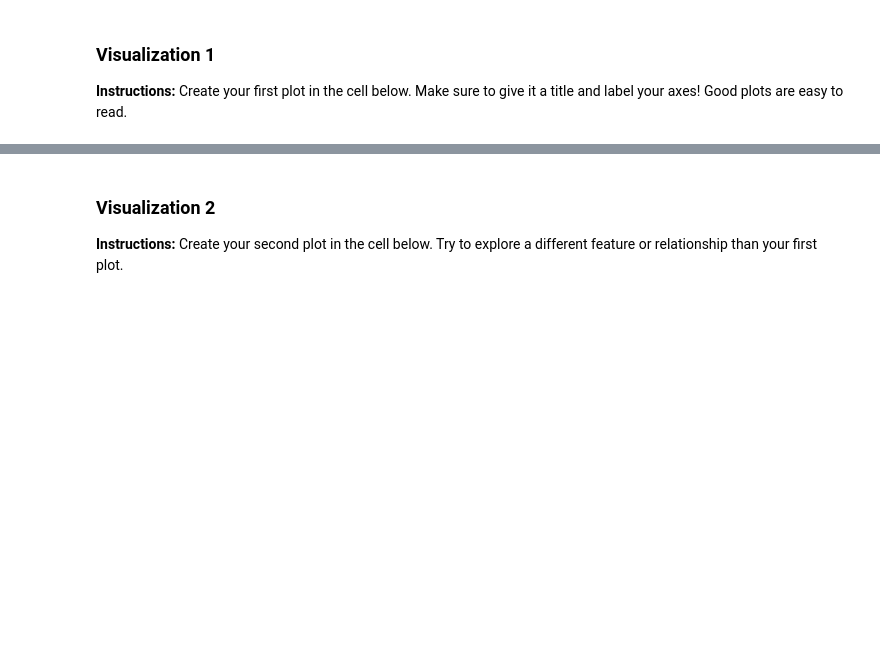
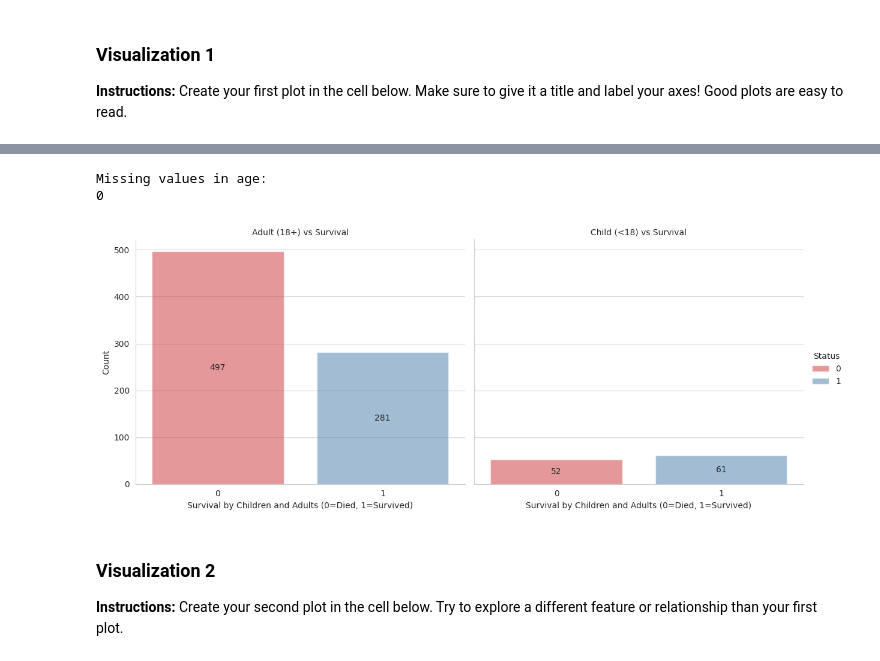
Before and after one commit to CeZa18/ITAI-1371-ML-Labs, a Jupyter notebook: Midterm_Project_Lab_CesarZaldivar_ITAI1371.ipynb, the cells around one changed output, grey strips where cells are left out. Cells and saved outputs as stored; diff of their text form; code cells hidden in the pictures; blank space fills up the shorter version.

```diff
--- a/Midterm_Project_Lab_CesarZaldivar_ITAI1371.ipynb
+++ b/Midterm_Project_Lab_CesarZaldivar_ITAI1371.ipynb
@@ -95,3 +173,55 @@ import matplotlib.pyplot as pltimport seaborn as snssns.set_style('whitegrid')#
+# %%
+import matplotlib.pyplot as plt
+import seaborn as sns
+sns.set_style('whitegrid')
+# --- ENTER YOUR CODE HERE ---
+# Create your first visualization. Some ideas:
+# - A countplot to see the distribution of the target variable.
+# - A barplot to compare a feature against the target (e.g., 'sex' vs 'survived').
+# - A histogram or KDE plot to see the distribution of a numerical feature (e.g., 'age').
+# First let's see the survival rate comparison between children vs adults.
+
+# To do that we'll have to fill the in the missing values in age first.
+# Calculate the median of 'Age'
+median_age = df['Age'].median()
+
+# Fill missing values in 'Age' with the median
+df['Age'] = df['Age'].fillna(median_age)
+
+# Create a new column to distinguish children (< 18) from adults (>= 18)
+df['Is_Adult'] = df['Age'].apply(lambda x: 'Adult (18+)' if x >= 18 else 'Child (<18)')
+
+# Verify there are no more missing values in 'Age'
+print("Missing values in age:")
+print(df['Age'].isnull().sum())
+
+# Plot survival comparison between children vs adults.
+# Create a FacetGrid splitting by 'Is_Adult' column
+g = sns.FacetGrid(df, col='Is_Adult', hue='Survived', palette='Set1', height=5, aspect=1.2)
+
+# Map countplot to see the distribution of survival for children and adutls.
+g.map(sns.countplot, 'Survived', order=[0, 1], alpha=0.5)
+
+# Add values to the plot
+for ax in g.axes.flat:
+    for c in ax.containers:
+        ax.bar_label(c, label_type='center')
+
+
+# Title and Legends
+g.set_axis_labels("Survival by Children and Adults (0=Died, 1=Survived)", "Count")
+g.set_titles("{col_name} vs Survival")
+g.add_legend(title="Status")
+
+# Show the plot
+
+# Example: sns.countplot(x='your_feature', data=df)
+# --- END OF YOUR CODE ---
+plt.show()
+# %% [output]
+Missing values in age:
+0
+[figure, added]
 # %% [markdown]
 ### Visualization 2
 **Instructions:** Create your second plot in the cell below. Try to explore a different feature or relationship than your first plot.
```
Also changed, not shown: parts of 18 cells of this notebook.
